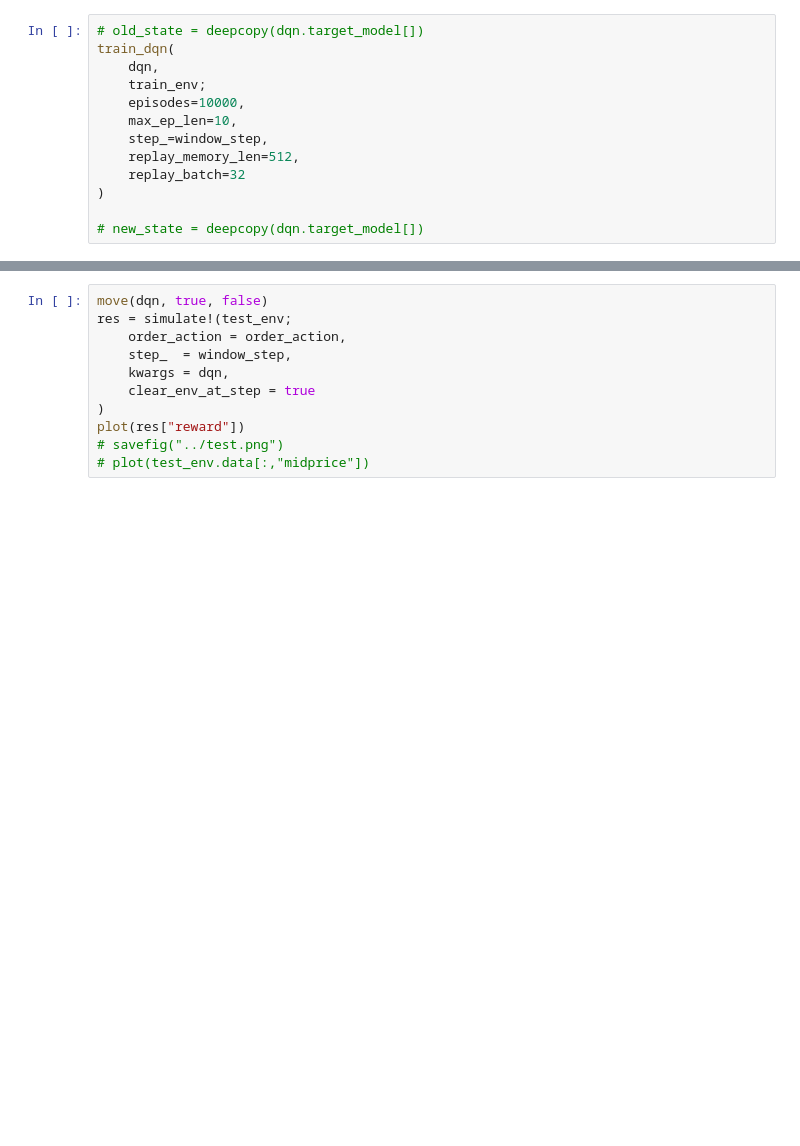
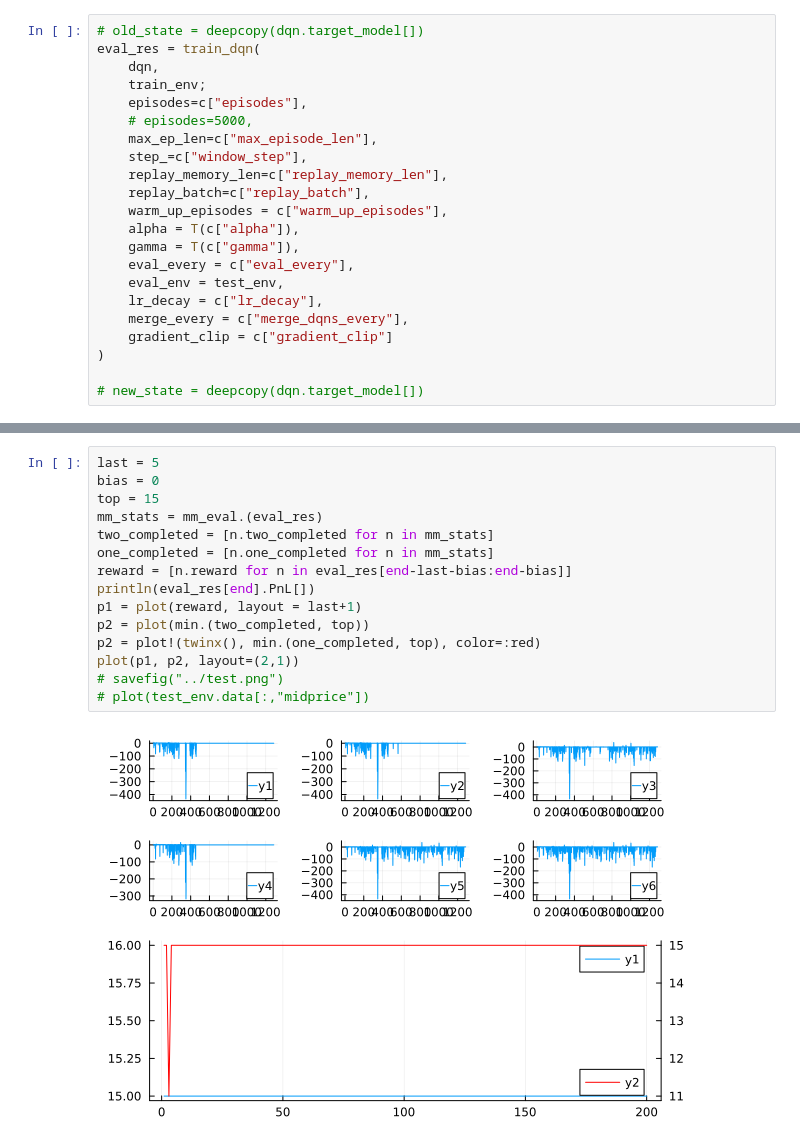
Before and after one commit to RVdeported/rl-finance, a Jupyter notebook: src/Env.ipynb, the cells around one changed output, grey strips where cells are left out. Cells and saved outputs as stored; diff of their text form; blank space fills up the shorter version.

Commit message:
Gradient clipping and other improvements of DDPG

```diff
--- a/src/Env.ipynb
+++ b/src/Env.ipynb
@@ -71,13 +64,22 @@ KeyError: KeyError: key "layers" not found
 # %%
 # old_state = deepcopy(dqn.target_model[])
-train_dqn(
+eval_res = train_dqn(
     dqn,
     train_env;
-    episodes=10000,
-    max_ep_len=10,
-    step_=window_step,
-    replay_memory_len=512,
-    replay_batch=32
+    episodes=c["episodes"],
+    # episodes=5000,
+    max_ep_len=c["max_episode_len"],
+    step_=c["window_step"],
+    replay_memory_len=c["replay_memory_len"],
+    replay_batch=c["replay_batch"],
+    warm_up_episodes = c["warm_up_episodes"],
+    alpha = T(c["alpha"]),
+    gamma = T(c["gamma"]),
+    eval_every = c["eval_every"],
+    eval_env = test_env,
+    lr_decay = c["lr_decay"],
+    merge_every = c["merge_dqns_every"],
+    gradient_clip = c["gradient_clip"]
 )
 
 # new_state = deepcopy(dqn.target_model[])
@@ -91,11 +112,17 @@ plot!(twinx(), dqn.stats["vol_left"][s:end], color=:red)
-# %%
-move(dqn, true, false)
-res = simulate!(test_env;
-    order_action = order_action,
-    step_  = window_step,
-    kwargs = dqn,
-    clear_env_at_step = true
-)
-plot(res["reward"])
-# savefig("../test.png")
-# plot(test_env.data[:,"midprice"])
+# %%
+last = 5
+bias = 0
+top = 15
+mm_stats = mm_eval.(eval_res)
+two_completed = [n.two_completed for n in mm_stats]
+one_completed = [n.one_completed for n in mm_stats]
+reward = [n.reward for n in eval_res[end-last-bias:end-bias]]
+println(eval_res[end].PnL[])
+p1 = plot(reward, layout = last+1)
+p2 = plot(min.(two_completed, top))
+p2 = plot!(twinx(), min.(one_completed, top), color=:red)
+plot(p1, p2, layout=(2,1))
+# savefig("../test.png")
+# plot(test_env.data[:,"midprice"])
+# %% [output]
+[figure, added]
```
Also changed, not shown: parts of 14 cells of this notebook, 4 other files.
